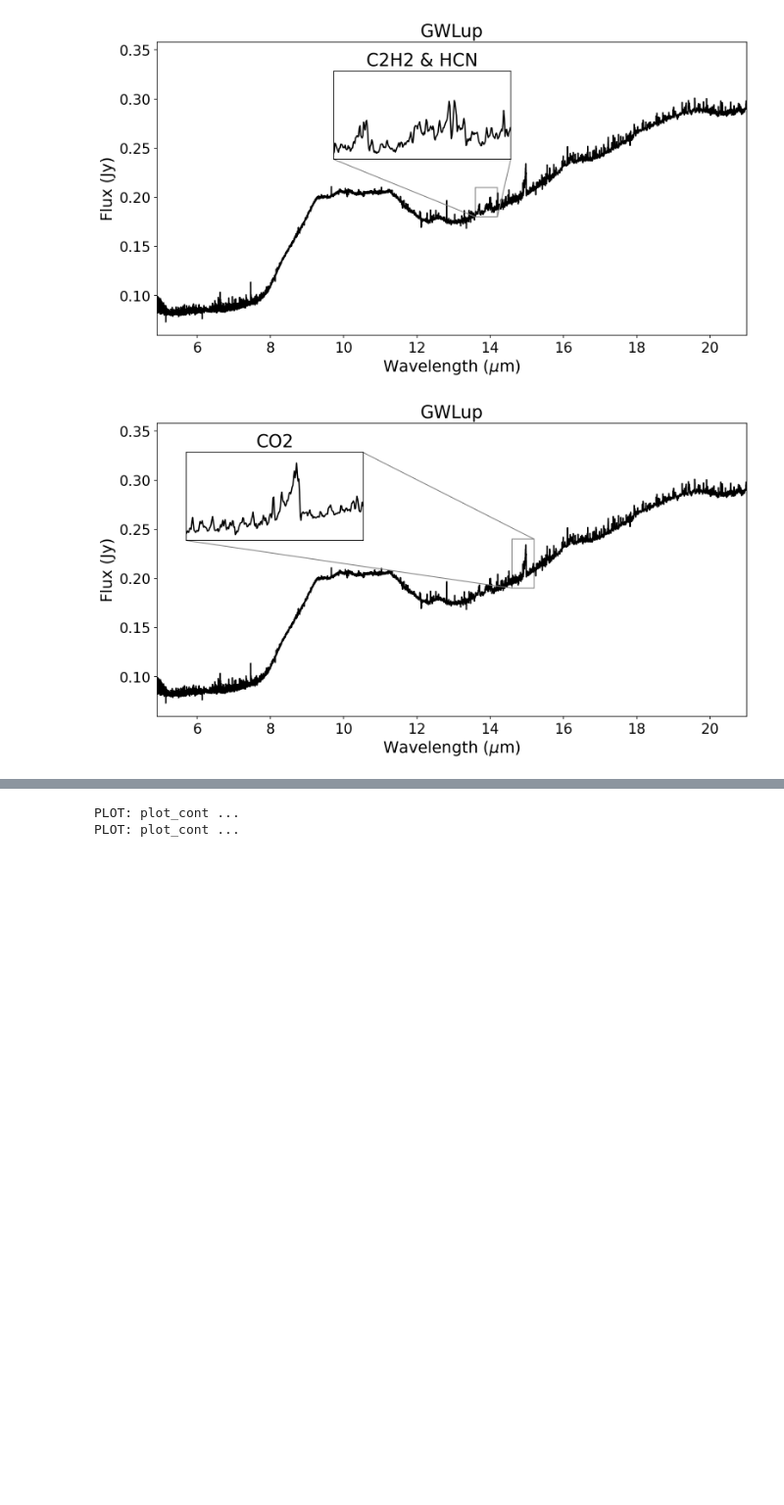
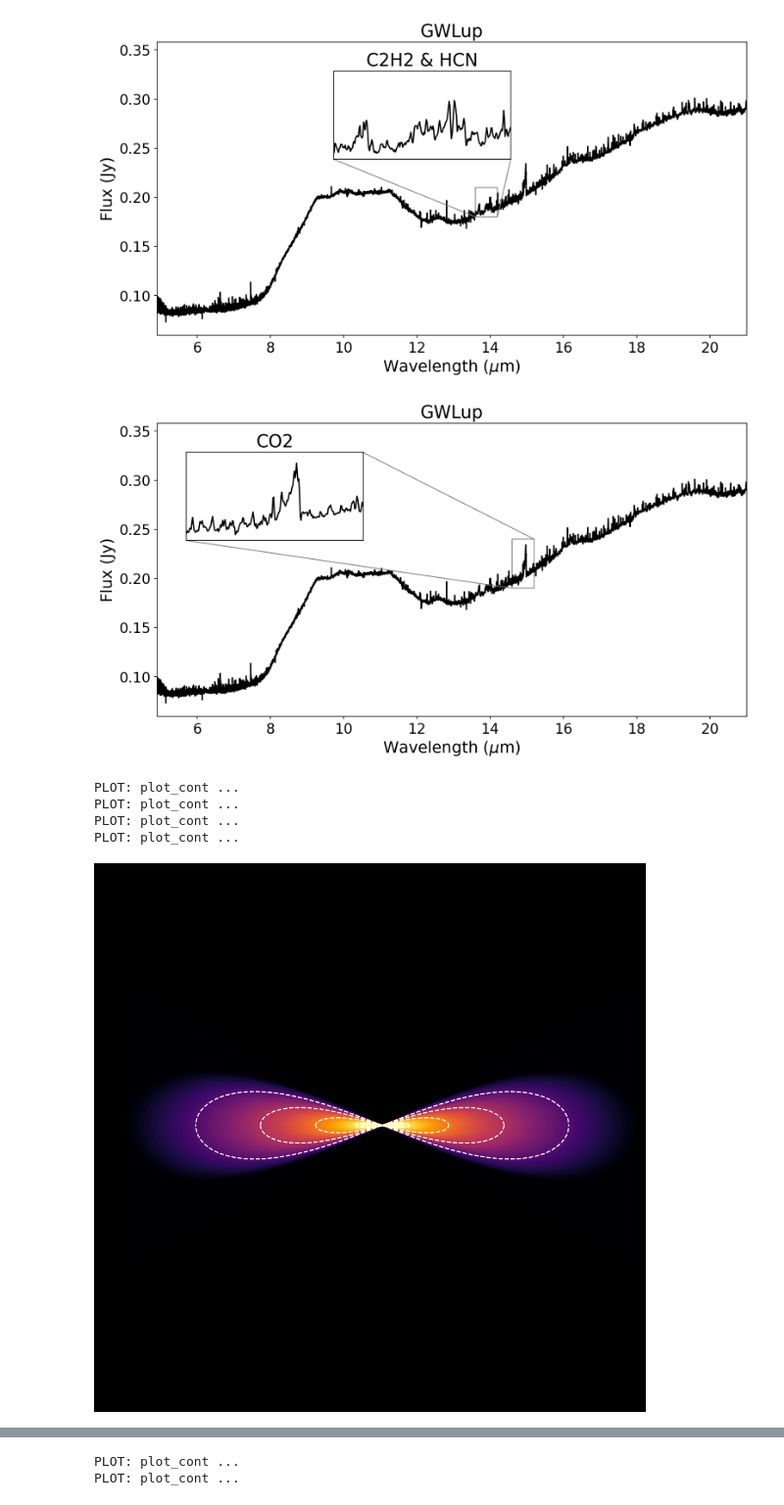
Before and after one commit to nielsklerk/BRP, a Jupyter notebook: PresentationFigures.ipynb, the cells around one changed output, grey strips where cells are left out. Shown at 98% size. Saved outputs shown, nothing was run; the diff lists cells and outputs as text; code cells hidden in the pictures; blank space fills up the shorter version.

Commit message:
added disk images

```diff
--- a/PresentationFigures.ipynb
+++ b/PresentationFigures.ipynb
@@ -270,0 +284,64 @@ with open('ProDiMoData1000_N.pkl', 'rb') as f:
+# %%
+for i, model in enumerate(models):
+    if i != 12:
+        continue
+          # Set axes (plot area) background
+    pp = pplot.Plot(None)
+    constyle = {
+        "cmap": "inferno",
+        "extend": "both",
+        "cb_format": "%.1f",
+        "zlim": [1e-18, 3.e-12],
+        "ylim": [0, 300],
+        "xlim": [0, 300]
+    }
+
+    # Create figure and axes
+    fig, axs = plt.subplots(2, 2, figsize=(8, 8))
+
+    # Set black background for figure and each axis
+    fig.patch.set_facecolor('black')
+    for ax_row in axs:
+        for ax in ax_row:
+            ax.set_facecolor('black')
+            ax.tick_params(colors='white')
+            # Remove all spines
+            for spine in ax.spines.values():
+                spine.set_visible(False)
+
+    # Top-left: flip x
+    pp.plot_cont(model, model.rhog, ax=axs[0, 0], label=r"log $\rho$ [g cm$^{-3}$]",
+                 zr=False, xlog=False, **constyle, showcb=False)
+    axs[0, 0].invert_xaxis()
+
+    # Top-right: normal
+    pp.plot_cont(model, model.rhog, ax=axs[0, 1], label=r"log $\rho$ [g cm$^{-3}$]",
+                 zr=False, xlog=False, **constyle, showcb=False)
+
+    # Bottom-left: flip x and y
+    pp.plot_cont(model, model.rhog, ax=axs[1, 0], label=r"log $\rho$ [g cm$^{-3}$]",
+                 zr=False, xlog=False, **constyle, showcb=False)
+    axs[1, 0].invert_xaxis()
+    axs[1, 0].invert_yaxis()
+
+    # Bottom-right: flip y
+    pp.plot_cont(model, model.rhog, ax=axs[1, 1], label=r"log $\rho$ [g cm$^{-3}$]",
+                 zr=False, xlog=False, **constyle, showcb=False)
+    axs[1, 1].invert_yaxis()
+
+    # Remove whitespace between subplots
+    plt.subplots_adjust(wspace=0, hspace=0)
+
+    # Optionally remove ticks to enhance the seamless appearance
+    for ax in axs.flatten():
+        ax.set_xticks([])
+        ax.set_yticks([])
+
+    plt.savefig("Figures/MirroredDensity.jpg", bbox_inches='tight', facecolor=fig.get_facecolor())
+    plt.show()
+# %% [output]
+PLOT: plot_cont ...
+PLOT: plot_cont ...
+PLOT: plot_cont ...
+PLOT: plot_cont ...
+[figure, added]
```
Also changed, not shown: parts of 4 cells of this notebook, 4 other files.
